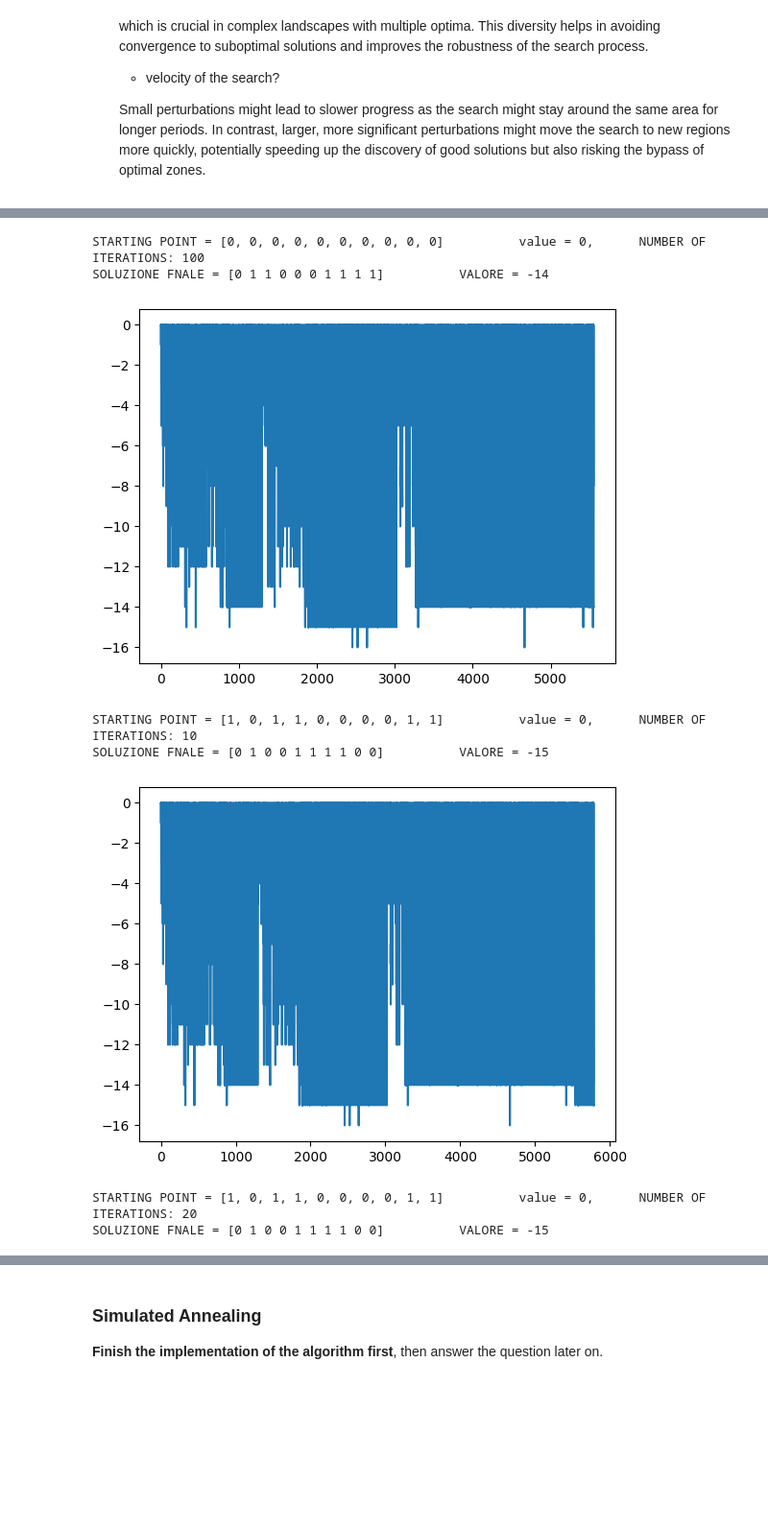
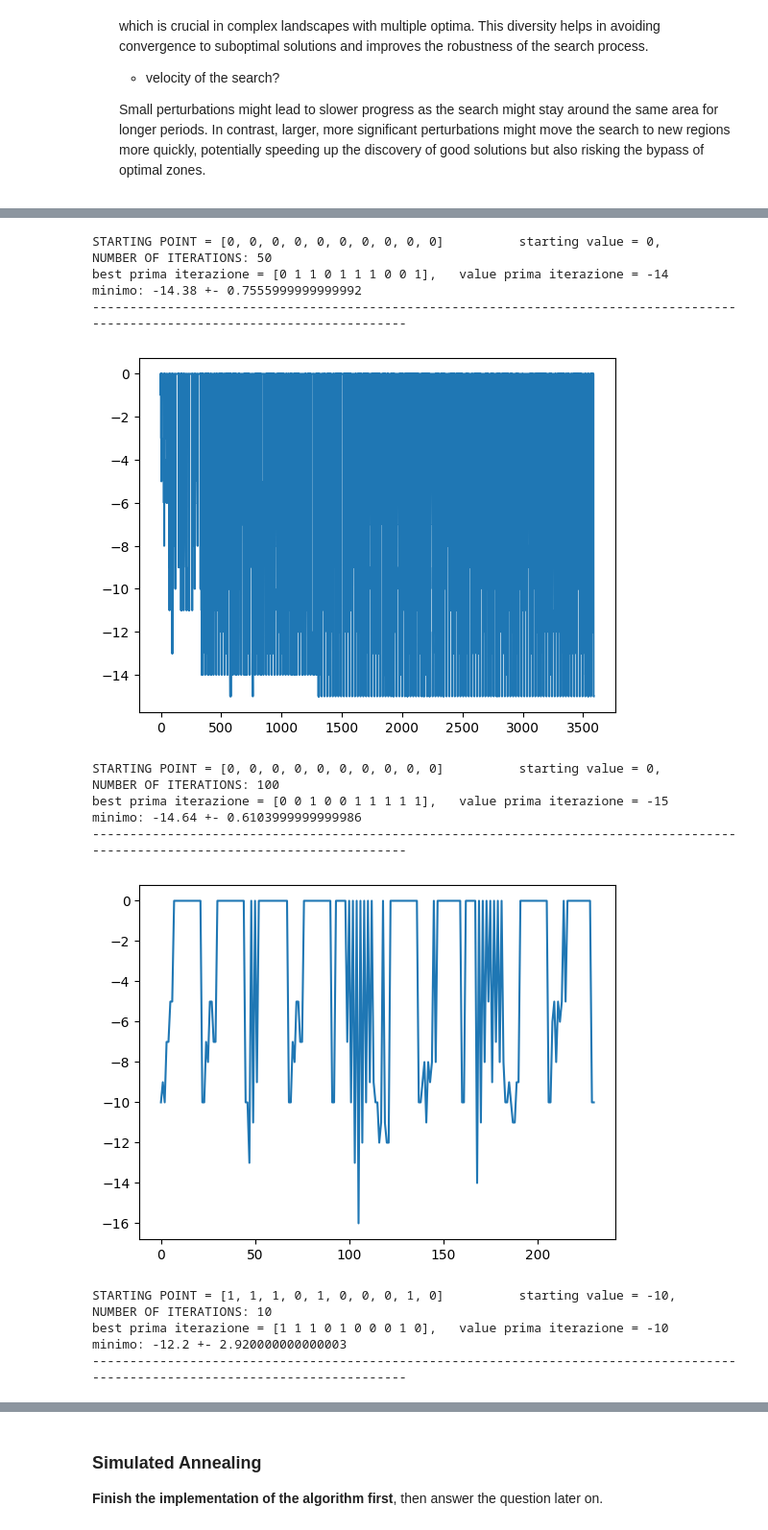
Before and after one commit to CarlottaGiacchetta/lab_optimizationTechniques, a Jupyter notebook: lab5/optimtech_lab5.ipynb, the cells around one changed output, grey strips where cells are left out. Shown at 96% size. Drawn from its saved outputs; the diff is of its cells as text; code cells hidden in the pictures; blank space fills up the shorter version.

```diff
--- a/lab5/optimtech_lab5.ipynb
+++ b/lab5/optimtech_lab5.ipynb
@@ -209,14 +209,26 @@ Increasing ls_max allows the algorithm more opportunities to explore different r
      Small perturbations might lead to slower progress as the search might stay around the same area for longer periods. In contrast, larger, more significant perturbations might move the search to new regions more quickly, potentially speeding up the discovery of good solutions but also risking the bypass of optimal zones.
 # %%
 func = Knapsack_0_1()
-change_start = True
 start_list = [[0] * len(func._items), [random.randint(0, 1) for _ in range(len(func._items))] ]
+ls_max_list = [10, 20, 50, 100]
 
 for start in start_list:
-    for ls_max in [10, 20, 50, 100]:
 
-        print(f'\n\nSTARTING POINT = {start} \t value = {func(start)}, \t NUMBER OF ITERATIONS: {ls_max} ')
-        x= iteratedLocalSearch(func, start, ls_max)
-        print(f'SOLUZIONE FNALE = {x} \t VALORE = {func(x)}')
-        func.trend()
+    for ls_max in ls_max_list:
+        min_list = []
+
+        for sssss in range(100):
+            func = Knapsack_0_1()
+            x = iteratedLocalSearch(func, start, ls_max)
+
+            if sssss == 0:
+                print('--------------------------------------------------------------------------------------------------------------------------------\n\n\n')
+                func.trend()
+                print(f'\n\nSTARTING POINT = {start} \t starting value = {func(start)}, \t NUMBER OF ITERATIONS: {ls_max} ')
+                print(f'best prima iterazione = {x}, \t value prima iterazione = {func(x)}')
+            min_list.append(func(x))
+
+        media = sum(min_list) / len(min_list)
+        varianza = sum((x - media) ** 2 for x in min_list) / len(min_list)
+        print(f'minimo: {media} +- {varianza}' )
 # %% [output]
@@ -232,8 +247,14 @@ SOLUZIONE FNALE = [0 0 1 0 1 1 1 1 0 0]          VALORE = -15
-STARTING POINT = [0, 0, 0, 0, 0, 0, 0, 0, 0, 0]          value = 0,      NUMBER OF ITERATIONS: 100
-SOLUZIONE FNALE = [0 1 1 0 0 0 1 1 1 1]          VALORE = -14
+STARTING POINT = [0, 0, 0, 0, 0, 0, 0, 0, 0, 0]          starting value = 0,     NUMBER OF ITERATIONS: 50
+best prima iterazione = [0 1 1 0 1 1 1 0 0 1],   value prima iterazione = -14
+minimo: -14.38 +- 0.7555999999999992
+--------------------------------------------------------------------------------------------------------------------------------
-[figure, old version]
+[figure, new version]
-STARTING POINT = [1, 0, 1, 1, 0, 0, 0, 0, 1, 1]          value = 0,      NUMBER OF ITERATIONS: 10
-SOLUZIONE FNALE = [0 1 0 0 1 1 1 1 0 0]          VALORE = -15
+STARTING POINT = [0, 0, 0, 0, 0, 0, 0, 0, 0, 0]          starting value = 0,     NUMBER OF ITERATIONS: 100
+best prima iterazione = [0 0 1 0 0 1 1 1 1 1],   value prima iterazione = -15
+minimo: -14.64 +- 0.6103999999999986
+--------------------------------------------------------------------------------------------------------------------------------
-[figure, old version]
+[figure, new version]
-STARTING POINT = [1, 0, 1, 1, 0, 0, 0, 0, 1, 1]          value = 0,      NUMBER OF ITERATIONS: 20
-SOLUZIONE FNALE = [0 1 0 0 1 1 1 1 0 0]          VALORE = -15
+STARTING POINT = [1, 1, 1, 0, 1, 0, 0, 0, 1, 0]          starting value = -10,   NUMBER OF ITERATIONS: 10
+best prima iterazione = [1 1 1 0 1 0 0 0 1 0],   value prima iterazione = -10
+minimo: -12.2 +- 2.920000000000003
+--------------------------------------------------------------------------------------------------------------------------------
```
Also changed, not shown: parts of 4 cells of this notebook.
